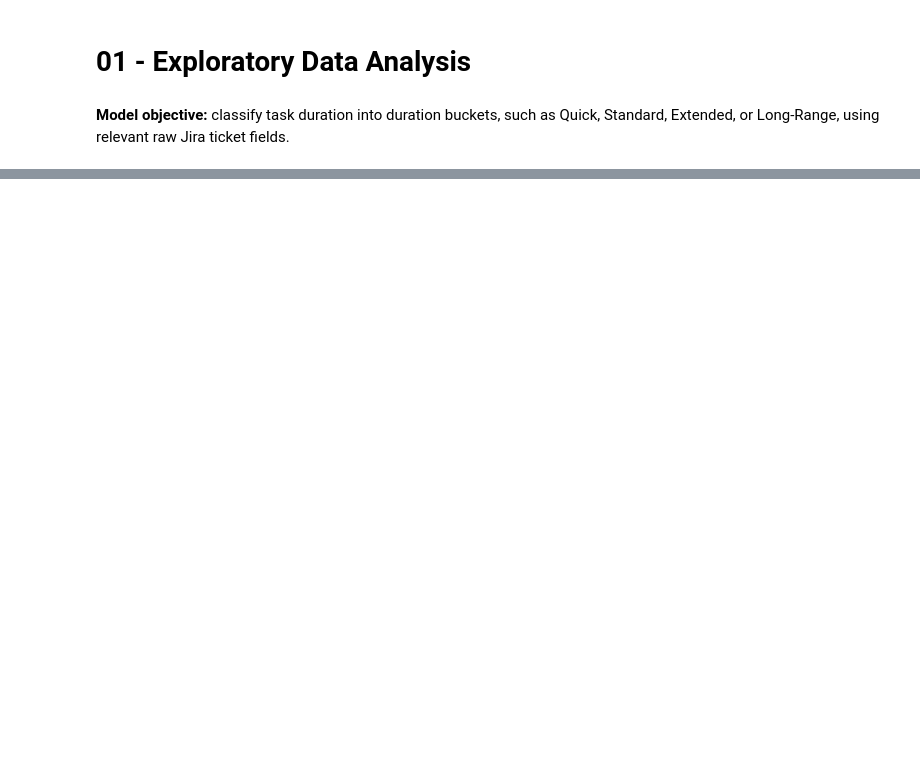
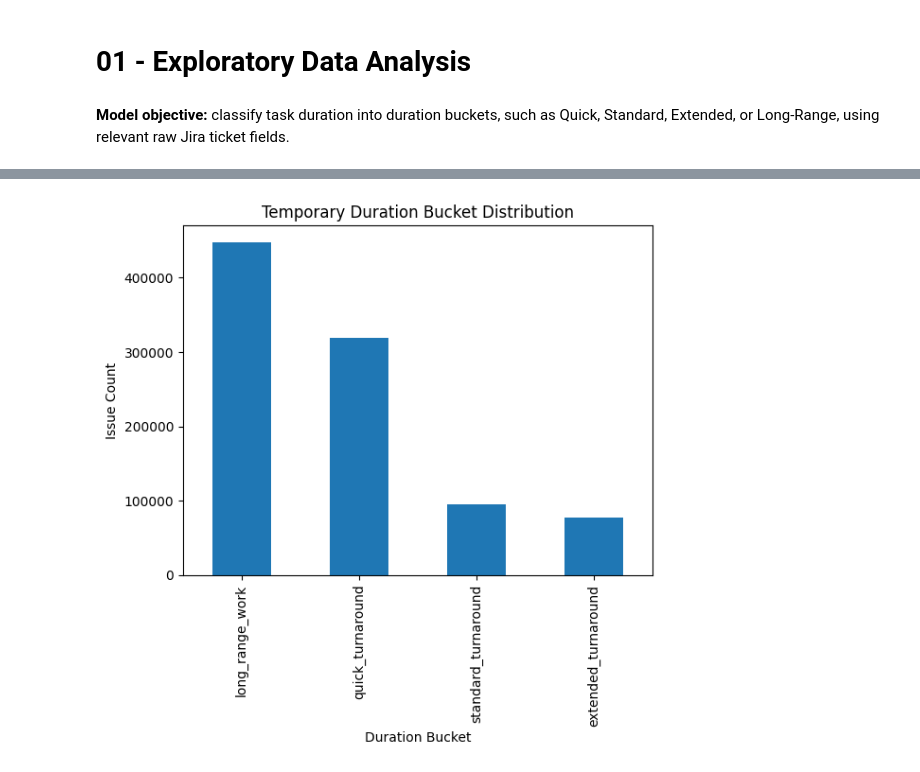
Before and after one commit to OmarElgaafary/Task-Duration-Classifier, a Jupyter notebook: notebooks/01_exploratory_data_analysis.ipynb, the cells around one changed output, grey strips where cells are left out. Drawn from its saved outputs; the diff is of its cells as text; code cells hidden in the pictures; blank space fills up the shorter version.

Commit message:
patch: renamed-second-notebook

```diff
--- a/notebooks/01_exploratory_data_analysis.ipynb
+++ b/notebooks/01_exploratory_data_analysis.ipynb
@@ -134,0 +122,33 @@ plt.show()
+# %%
+ticket_df = ticket_df.drop_duplicates()
+
+df_clean = ticket_df.dropna(subset=['created'])
+df_clean = ticket_df.dropna(subset=['resolutiondate'])
+
+
+ticket_df["created"] = pd.to_datetime(ticket_df["created"], errors="coerce")
+ticket_df["resolutiondate"] = pd.to_datetime(ticket_df["resolutiondate"], errors="coerce")
+
+# duration_days -> resolutiondate - created
+ticket_df["duration_days"] = (ticket_df["resolutiondate"] - ticket_df["created"]).dt.total_seconds() / 86400
+
+def duration_bucket(days):
+    if pd.isna(days):
+        return pd.NA
+    elif days <= 3:
+        return "quick_turnaround"
+    elif days <= 7:
+        return "standard_turnaround"
+    elif days <= 14:
+        return "extended_turnaround"
+    else:
+        return "long_range_work"
+
+ticket_df["duration_bucket"] = ticket_df["duration_days"].apply(duration_bucket)
+ticket_df["duration_bucket"].value_counts().plot(kind="bar")
+plt.title("Temporary Duration Bucket Distribution")
+plt.xlabel("Duration Bucket")
+plt.ylabel("Issue Count")
+plt.show()
+# %% [output]
+[figure, added]
```
Also changed, not shown: parts of 18 cells of this notebook.
